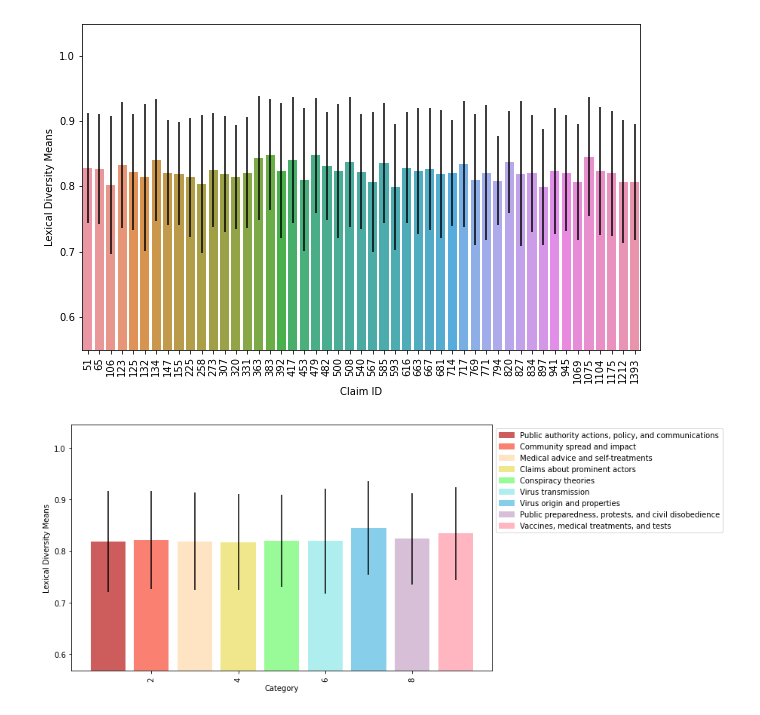
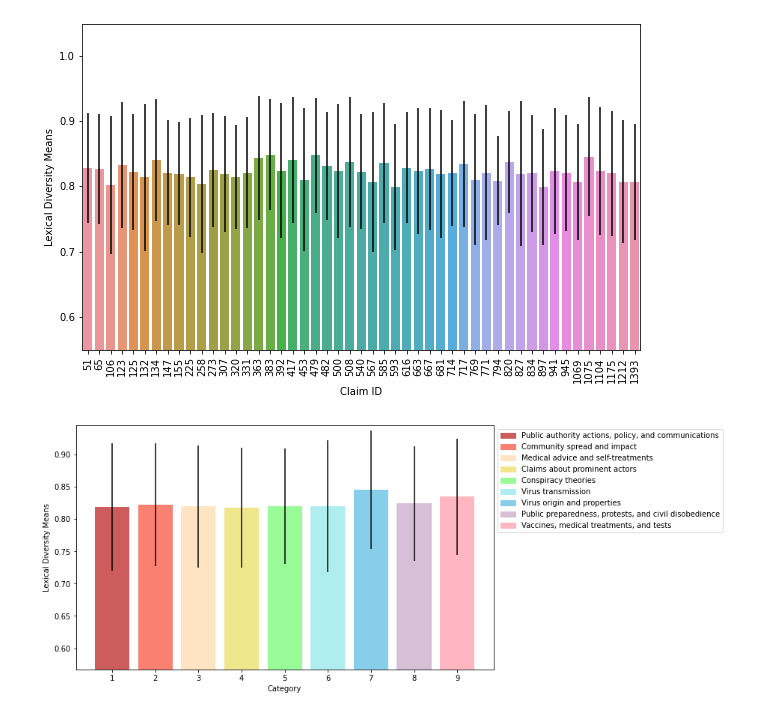
Before and after one commit to harvey-cash/covid-rumours, a Jupyter notebook: Language Analysis.ipynb, the cells around one changed output. Drawn from its saved outputs; the diff is of its cells as text; code cells hidden in the pictures.

```diff
--- a/Language Analysis.ipynb
+++ b/Language Analysis.ipynb
@@ -512,15 +512,27 @@ colors = {
 def plot_cat_ld(yaxis, ylabel, error):
     plt.figure(figsize=(10,6))
     ax = plt.bar(cat_idx, yaxis, yerr=error, color=colors.values())
-    plt.ylim(min(yaxis)-0.25,max(yaxis)+0.2)
-    plt.xticks(rotation=90)
+    plt.ylim(min(yaxis)-0.25,max(yaxis)+0.1)
+    plt.xticks(np.arange(min(cat_idx), max(cat_idx)+1, 1.0))
     plt.xlabel("Category")
     plt.ylabel(ylabel)
     labels = CATEGORIES
     handles = [plt.Rectangle((0,0),1,1, color=colors[label]) for label in labels]
     plt.legend(handles, labels, loc='upper left', bbox_to_anchor=(1, 1))
     plt.show()
+
+def plot_cat_ld3(yaxis, ylabel, error):
+    plt.figure(figsize=(10,6))
+    ax = plt.bar(cat_idx, yaxis, yerr=error, color=colors.values())
+    plt.ylim(min(yaxis)-0.25,max(yaxis)+0.2)
+    plt.xticks(np.arange(min(cat_idx), max(cat_idx)+1, 1.0))
+    plt.xlabel("Category")
+    plt.ylabel(ylabel)
+    labels = CATEGORIES
+    handles = [plt.Rectangle((0,0),1,1, color=colors[label]) for label in labels]
+    plt.legend(handles, labels, loc='upper left', bbox_to_anchor=(1, 1))
+    plt.show()
-# %%
-plot_cat_ld([ldiv_cat_m[CATEGORIES[i-1]] for i in cat_idx], "Lexical Diversity Means", [ldiv_cat_std[CATEGORIES[i-1]] for i in cat_idx])
-# %% [output]
-[figure, removed]
+# %%
+plot_cat_ld(ldiv_cat_m.values(), "Lexical Diversity Means", ldiv_cat_std.values())
+# %% [output]
+[figure, added]
```
Also changed, not shown: parts of 5 cells of this notebook.
